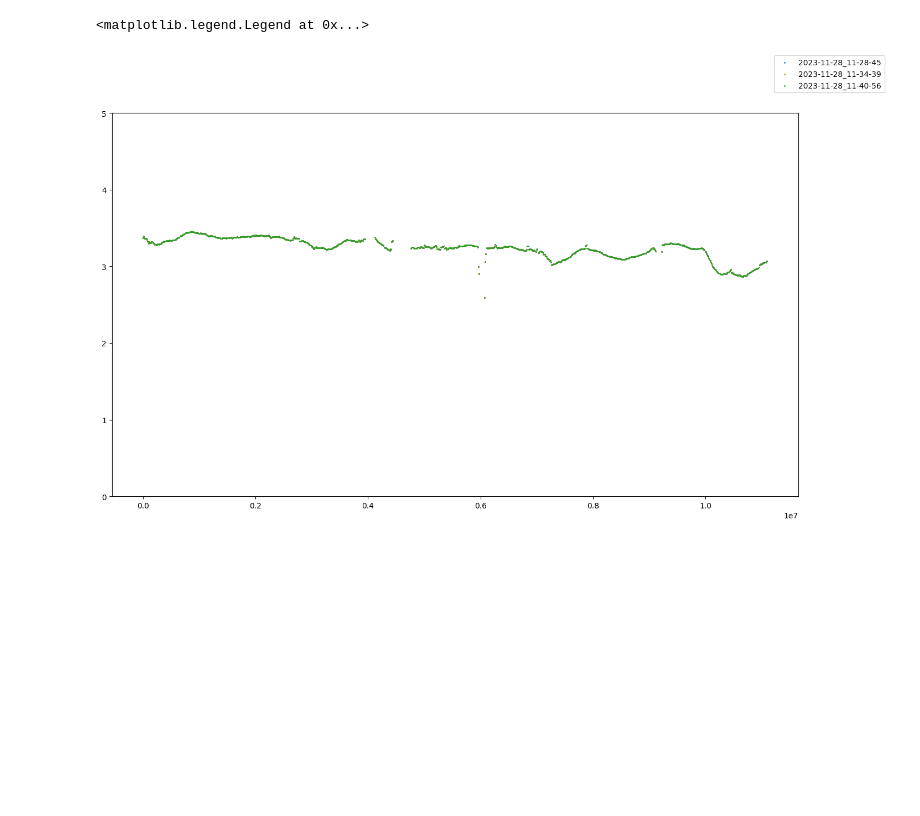
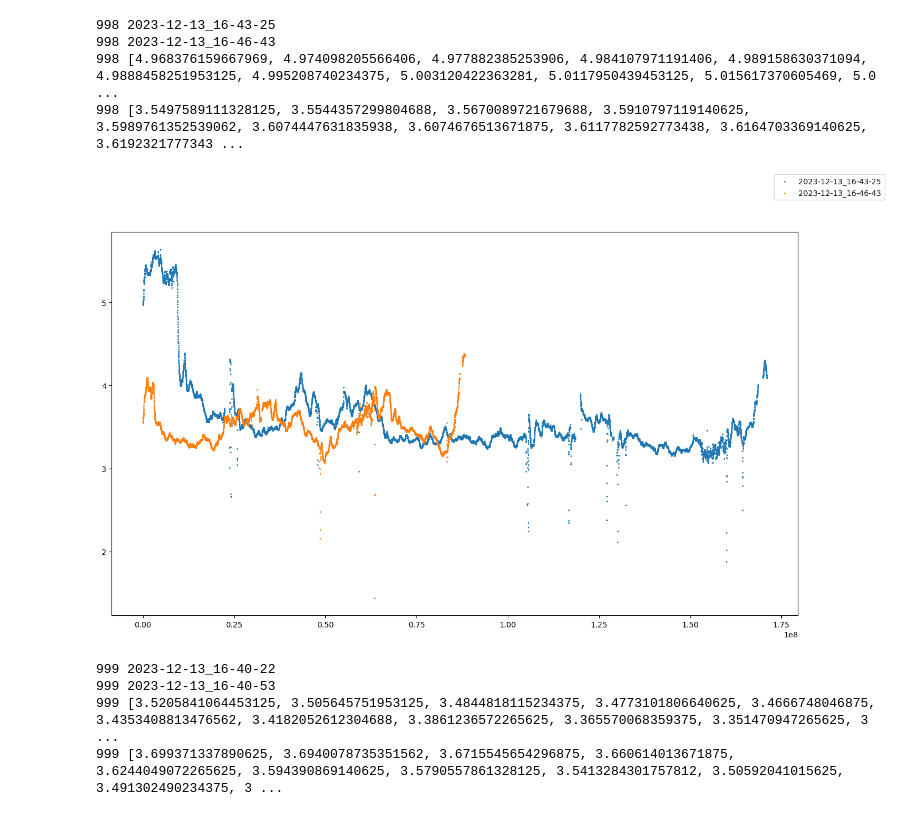
Before and after one commit to SlimShadyIAm/flow, a Jupyter notebook: apps/backend/pupil-size-comparison.ipynb, the cells around one changed output. Saved outputs shown, nothing was run; the diff lists cells and outputs as text; code cells hidden in the pictures; blank space fills up the shorter version.

Commit message:
Fix pupil size plot ☻

```diff
--- a/apps/backend/pupil-size-comparison.ipynb
+++ b/apps/backend/pupil-size-comparison.ipynb
@@ -8,58 +8,65 @@ import matplotlib.pyplot as plt
 
 EYE_TRACKER_FOLDER = "eye_tracker_data/"
 
-participant_ids = [98]
+participant_ids = [998, 999]
 
-fig, ax = plt.subplots(figsize=(16, 9))
 # Make sure y-axis starts at 0
-ax.set_ylim([0, 5])
+# ax.set_ylim([0, 5])
 
 for participant in participant_ids:
+    fig, ax = plt.subplots(figsize=(16, 9))
     events = (
         Events.select()
         .where(Events.participant_id == participant)
         .where(Events.event.in_(["OPEN_BOOK", "CLOSE_BOOK"]))
         .order_by(Events.time)
     )
+
+    batches = {}
     for event in events:
         if event.event == "OPEN_BOOK":
-            start_time = event.time
-            continue
-        elif event.event == "CLOSE_BOOK":
-            end_time = event.time
+            timestamp_formatted = datetime.fromtimestamp(event.time / 1000).strftime(
+                "%Y-%m-%d_%H-%M-%S"
+            )
 
-        timestamp_formatted = datetime.fromtimestamp(start_time).strftime(
-            "%Y-%m-%d_%H-%M-%S"
-        )
+            gaze_data_filename = f"[{str(participant)}]-{timestamp_formatted}.json"
+            gaze_data_filepath = os.path.join(EYE_TRACKER_FOLDER, gaze_data_filename)
+            # Read the file
+            import json
 
-        gaze_data_filename = f"[{str(participant)}]-{timestamp_formatted}.json"
-        gaze_data_filepath = os.path.join(EYE_TRACKER_FOLDER, gaze_data_filename)
-        # Read the file
-        import json
+            with open(gaze_data_filepath, "r") as f:
+                gaze_data = json.load(f)["data"]
+                batches[timestamp_formatted] = gaze_data
 
-        with open(gaze_data_filepath, "r") as f:
-            gaze_data = json.load(f)["data"]
-
+    for timestamp_formatted, batch in batches.items():
         ### TODO: Get only the data from the start_time to end_time
 
         # Do calculation (gaze["left_pupil_diameter"] + gaze["right_pupil_diameter"]) / 2
         # on every gaze point and be None safe
         pupil_sizes = [
             (gaze["left_pupil_diameter"] + gaze["right_pupil_diameter"]) / 2
             if gaze["left_pupil_diameter"] is not None
             and gaze["right_pupil_diameter"] is not None
             else None
-            for gaze in gaze_data
-        ][:1000]
+            for gaze in batch
+        ]
 
         time_data = [
-            gaze["system_time_stamp"] - gaze_data[0]["system_time_stamp"]
-            for gaze in gaze_data
-        ][:1000]
+            gaze["system_time_stamp"] - batch[0]["system_time_stamp"]
+            for gaze in batch
+        ]
 
         ax.scatter(time_data, pupil_sizes, label=timestamp_formatted, s=1)
 
-fig.legend()
+    fig.legend()
+    plt.show()
 # %% [output]
-<matplotlib.legend.Legend at 0x...>
+998 2023-12-13_16-43-25
+998 2023-12-13_16-46-43
+998 [4.968376159667969, 4.974098205566406, 4.977882385253906, 4.984107971191406, 4.989158630371094, 4.9888458251953125, 4.995208740234375, 5.003120422363281, 5.0117950439453125, 5.015617370605469, 5.0 ...
+998 [3.5497589111328125, 3.5544357299804688, 3.5670089721679688, 3.5910797119140625, 3.5989761352539062, 3.6074447631835938, 3.6074676513671875, 3.6117782592773438, 3.6164703369140625, 3.6192321777343 ...
-[figure, old version]
+[figure, new version]
+999 2023-12-13_16-40-22
+999 2023-12-13_16-40-53
+999 [3.5205841064453125, 3.505645751953125, 3.4844818115234375, 3.4773101806640625, 3.4666748046875, 3.4353408813476562, 3.4182052612304688, 3.3861236572265625, 3.365570068359375, 3.351470947265625, 3 ...
+999 [3.699371337890625, 3.6940078735351562, 3.6715545654296875, 3.660614013671875, 3.6244049072265625, 3.594390869140625, 3.5790557861328125, 3.5413284301757812, 3.50592041015625, 3.491302490234375, 3 ...
```
Also changed, not shown: parts of 1 cell of this notebook.
